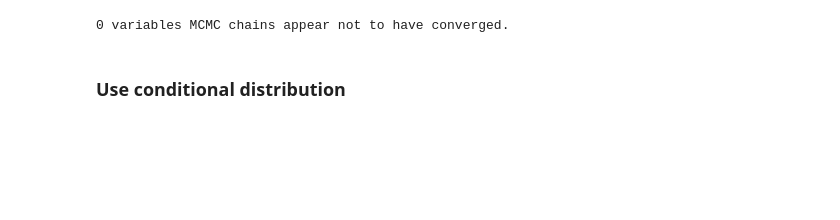
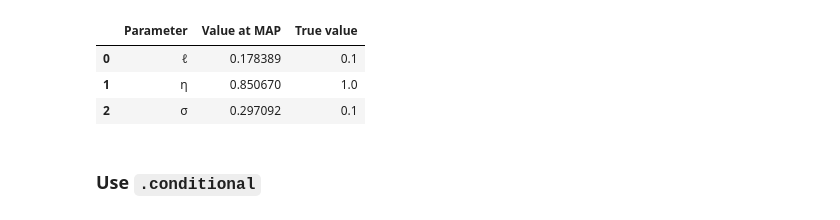
Before and after one commit to mariekoorneef/gaussian-processes, a Jupyter notebook: gp_regression_on_noisy_sinusoidal_data.ipynb, the cells around one changed output. Drawn from its saved outputs; the diff is of its cells as text; code cells hidden in the pictures; blank space fills up the shorter version.

```diff
--- a/gp_regression_on_noisy_sinusoidal_data.ipynb
+++ b/gp_regression_on_noisy_sinusoidal_data.ipynb
@@ -108,13 +101,17 @@ The number of effective samples is smaller than 25% for some parameters.
-# %%
-# check Rhat, values above 1 may indicate convergence issues
-n_nonconverged = int(
-    np.sum(az.rhat(trace)[["lengthscale", "amplitude", "f_rotated_"]].to_array() > 1.03).values
-)
-print(f"{n_nonconverged} variables MCMC chains appear not to have converged.")
-# %% [output]
-0 variables MCMC chains appear not to have converged.
+# %%
+# collect the results into a pandas dataframe to display
+# "mp" stands for marginal posterior
+import pandas as pd
+pd.DataFrame({"Parameter": ["ℓ", "η", "σ"],
+              "Value at MAP": [float(mp["ℓ"]), float(mp["η"]), float(mp["σ"])],
+              "True value": [0.1, 1.0, 0.1]})
+# %% [output]
+|  | Parameter | Value at MAP | True value |
+| 0 | ℓ | 0.178389 | 0.1 |
+| 1 | η | 0.850670 | 1.0 |
+| 2 | σ | 0.297092 | 0.1 |
 # %% [markdown]
-### Use conditional distribution
+### Use `.conditional`
 # %%
 # add the GP conditional to the model, given the new X values
 with model:
```
Also changed, not shown: parts of 14 cells of this notebook.
